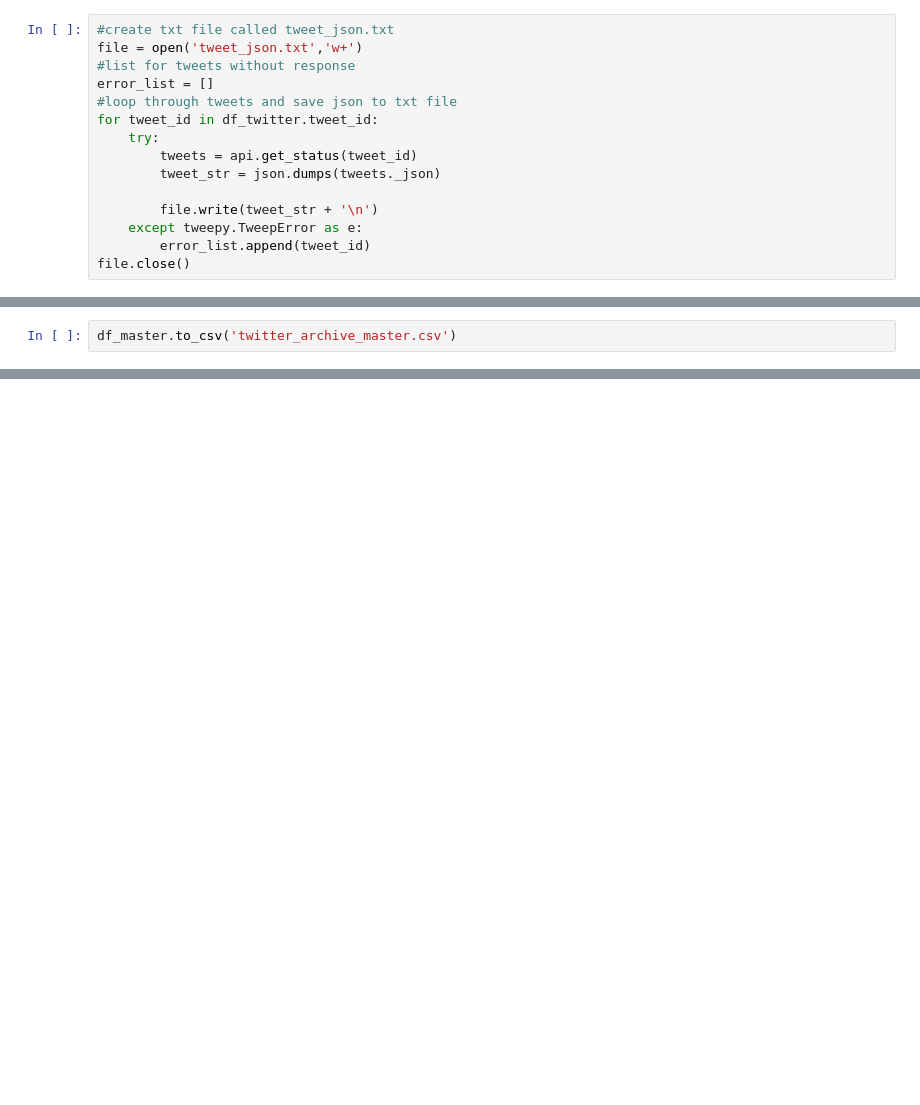
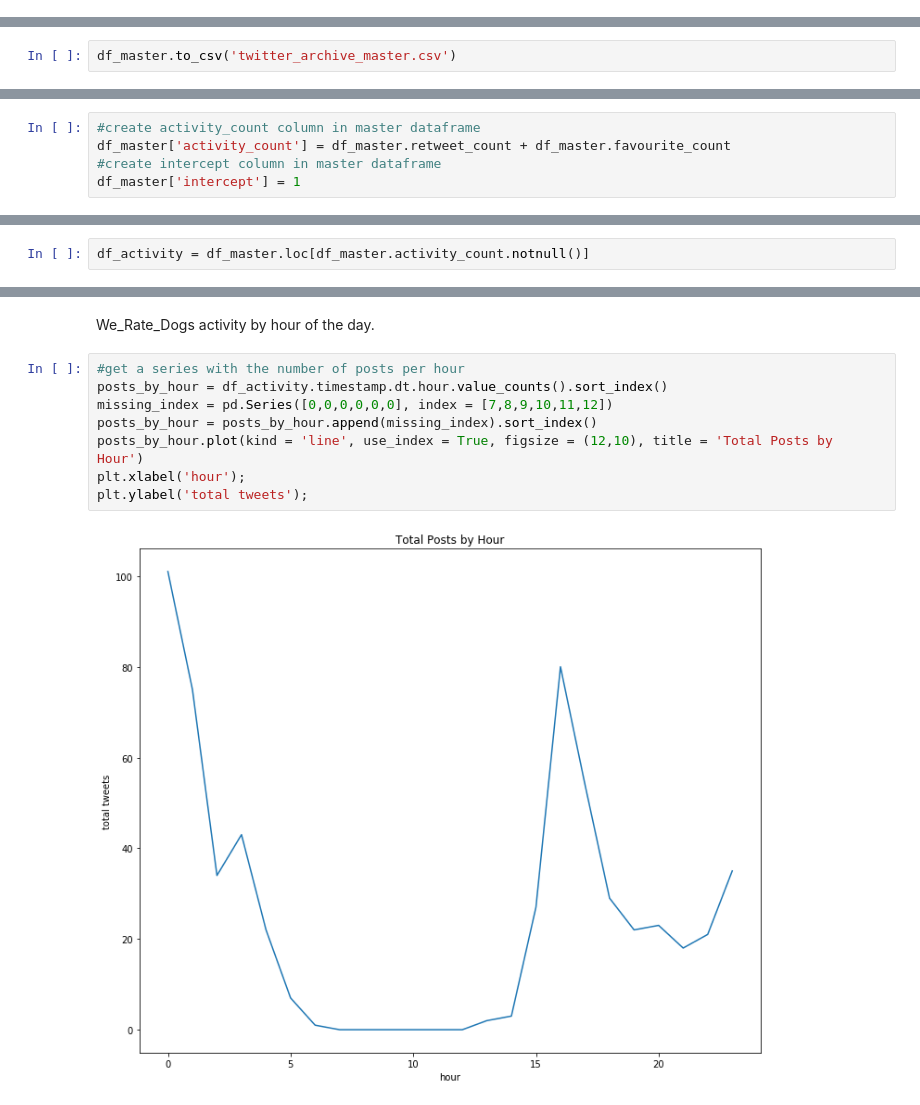
Before and after one commit to JoshuaAidanBeasley/We_Rate_Dogs, a Jupyter notebook: wrangle_act.ipynb, the cells around one changed output, grey strips where cells are left out. Cells and saved outputs as stored; diff of their text form; blank space fills up the shorter version.

```diff
--- a/wrangle_act.ipynb
+++ b/wrangle_act.ipynb
@@ -26,18 +27,3 @@ access_token_secret = '2uuxvlbI9N03lOJhvGY8hAc1VdPic079MIjoaSBsvccv5'
 auth = tweepy.OAuthHandler(consumer_token, consumer_secret)
 auth.set_access_token(access_token, access_token_secret)
 api = tweepy.API(auth)
-# %%
-#create txt file called tweet_json.txt
-file = open('tweet_json.txt','w+')
-#list for tweets without response
-error_list = []
-#loop through tweets and save json to txt file
-for tweet_id in df_twitter.tweet_id:
-    try:
-        tweets = api.get_status(tweet_id)
-        tweet_str = json.dumps(tweets._json)
-
-        file.write(tweet_str + '\n')
-    except tweepy.TweepError as e:
-        error_list.append(tweet_id)
-file.close()
@@ -572,0 +726,5 @@ df_master.to_csv('twitter_archive_master.csv')
+# %%
+#create activity_count column in master dataframe
+df_master['activity_count'] = df_master.retweet_count + df_master.favourite_count
+#create intercept column in master dataframe
+df_master['intercept'] = 1
@@ -572,0 +753,2 @@ df_master.to_csv('twitter_archive_master.csv')
+# %%
+df_activity = df_master.loc[df_master.activity_count.notnull()]
@@ -572,0 +808,12 @@ df_master.to_csv('twitter_archive_master.csv')
+# %% [markdown]
+We_Rate_Dogs activity by hour of the day.
+# %%
+#get a series with the number of posts per hour
+posts_by_hour = df_activity.timestamp.dt.hour.value_counts().sort_index()
+missing_index = pd.Series([0,0,0,0,0,0], index = [7,8,9,10,11,12])
+posts_by_hour = posts_by_hour.append(missing_index).sort_index()
+posts_by_hour.plot(kind = 'line', use_index = True, figsize = (12,10), title = 'Total Posts by Hour')
+plt.xlabel('hour');
+plt.ylabel('total tweets');
+# %% [output]
+[figure, added]
```
Also changed, not shown: parts of 35 cells of this notebook, 7 other files.
